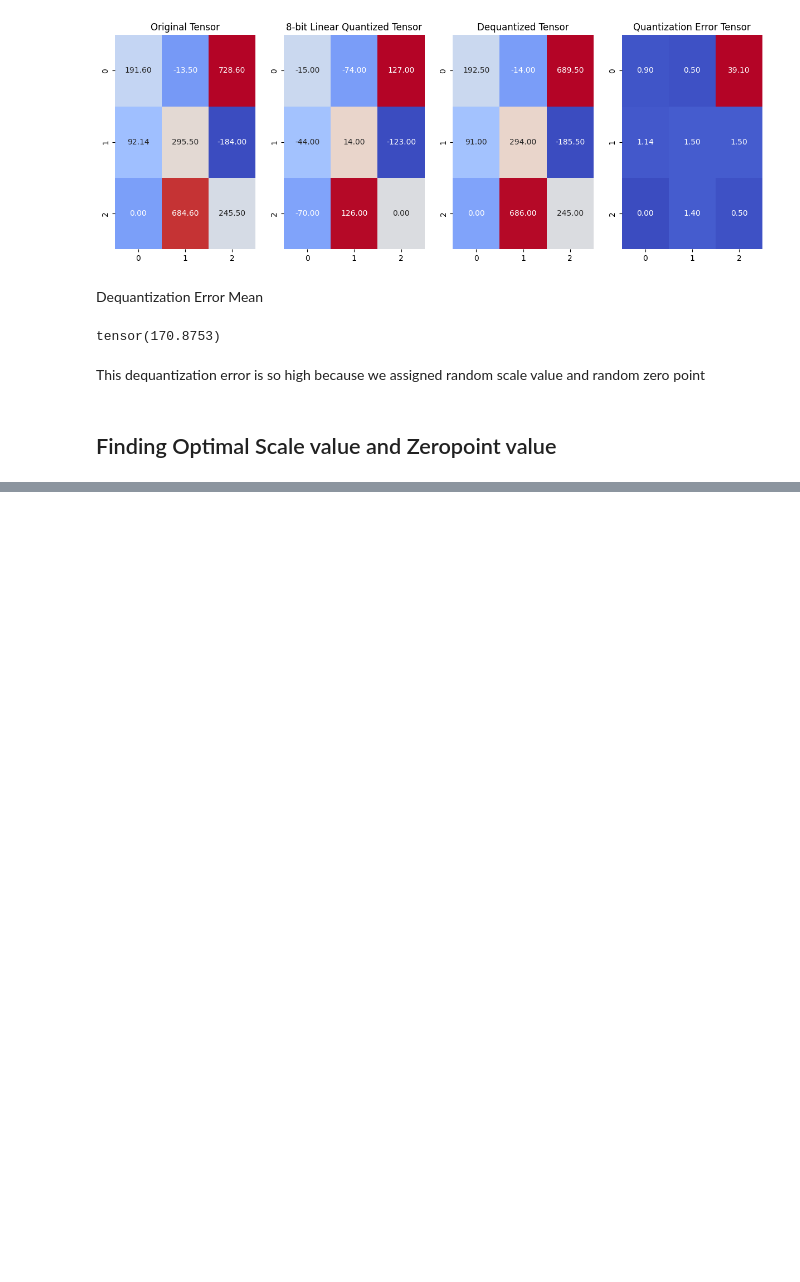
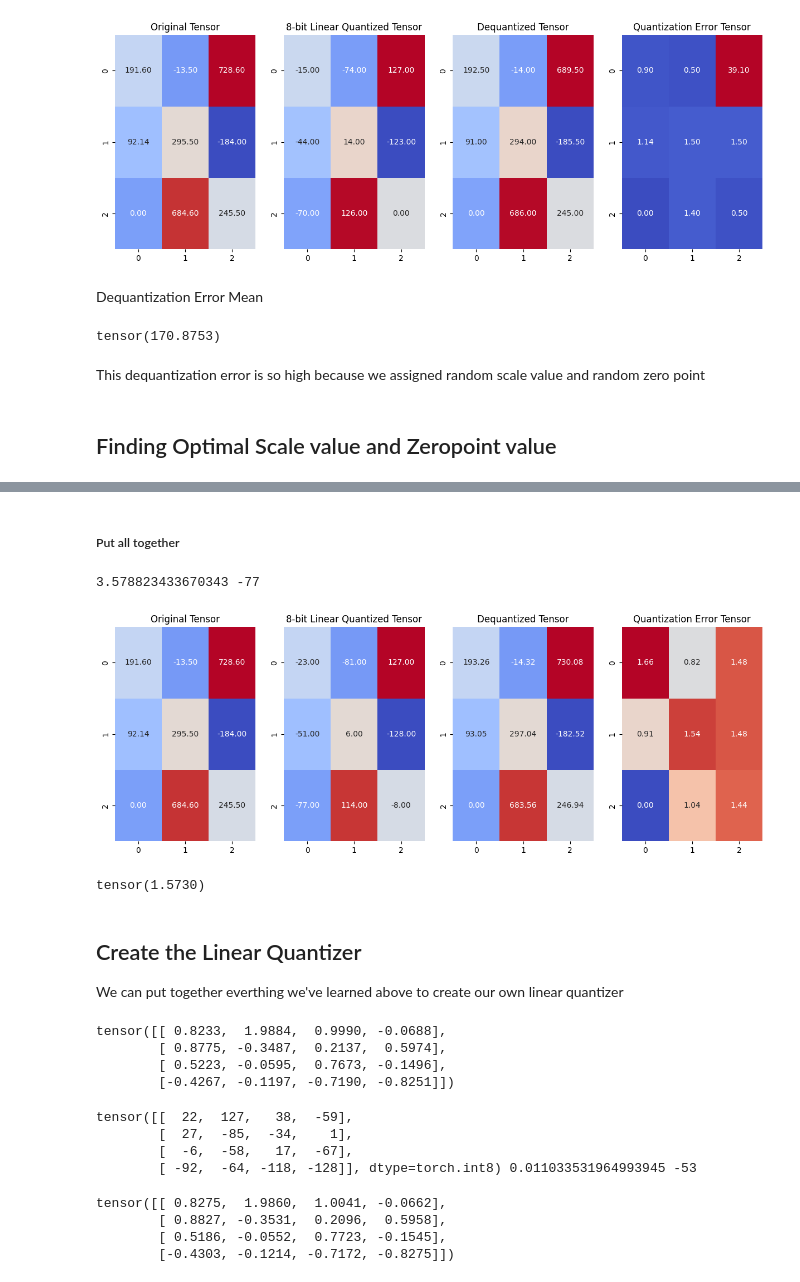
Before and after one commit to tew9/model-quantization, a Jupyter notebook: linear_quantizer/quant.ipynb, the cells around one changed output, grey strips where cells are left out. Drawn from its saved outputs; the diff is of its cells as text; code cells hidden in the pictures; blank space fills up the shorter version.

Commit message:
2024-5-17 - linear quantizer function

```diff
--- a/linear_quantizer/quant.ipynb
+++ b/linear_quantizer/quant.ipynb
@@ -98,0 +137,44 @@ This dequantization error is so high because we assigned random scale value and
+# %% [markdown]
+##### Put all together
+# %%
+def get_q_scale_and_zeropoint(tensor, dtype=torch.int8):
+    q_min = torch.iinfo(dtype).min
+    q_max = torch.iinfo(dtype).max
+    r_min = tensor.min().item()
+    r_max = tensor.max().item()
+
+    # get the scale
+    scale = (r_max - r_min) / (q_max - q_min)
+    # get the zero point
+    zero_point = q_min - (r_min / scale)
+
+    #handle zero point overflow
+    if zero_point < q_min:
+        zero_point = q_min
+    elif zero_point > q_max:
+        zero_point = q_max
+    else:
+        zero_point = int(round(zero_point))
+    return scale, zero_point
+# %%
+new_scale, new_zero_point = get_q_scale_and_zeropoint(original_tensor)
+print(new_scale, new_zero_point)
+# %% [output]
+3.578823433670343 -77
+# %%
+new_quantized_tensor = linear_q_with_scale_and_zeropoint(original_tensor, new_scale, new_zero_point)
+# %%
+new_dequantized_tensor = linear_dequantizer(quantized_tensor, new_scale, new_zero_point)
+
+new_error_tensor = calculate_dequantization_error(original_tensor, new_dequantized_tensor)
+# %%
+plot_tensors(original_tensor, new_quantized_tensor, new_dequantized_tensor, new_error_tensor)
+# %% [output]
+[figure, added]
+# %%
+print(new_error_tensor.square().mean())
+# %% [output]
+tensor(1.5730)
+# %% [markdown]
+## Create the Linear Quantizer
+We can put together everthing we've learned above to create our own linear quantizer
@@ -98,0 +188,25 @@ This dequantization error is so high because we assigned random scale value and
+# %%
+# test the linear_quantizer function
+random_tensor = torch.randn(4, 4)
+random_tensor
+# %% [output]
+tensor([[ 0.8233,  1.9884,  0.9990, -0.0688],
+        [ 0.8775, -0.3487,  0.2137,  0.5974],
+        [ 0.5223, -0.0595,  0.7673, -0.1496],
+        [-0.4267, -0.1197, -0.7190, -0.8251]])
+# %%
+q_tensor, scale, zero_point = linear_quantizer(random_tensor)
+print(q_tensor, scale, zero_point)
+# %% [output]
+tensor([[  22,  127,   38,  -59],
+        [  27,  -85,  -34,    1],
+        [  -6,  -58,   17,  -67],
+        [ -92,  -64, -118, -128]], dtype=torch.int8) 0.011033531964993945 -53
+# %%
+d_tensors = linear_dequantizer(q_tensor, scale, zero_point)
+print(d_tensors)
+# %% [output]
+tensor([[ 0.8275,  1.9860,  1.0041, -0.0662],
+        [ 0.8827, -0.3531,  0.2096,  0.5958],
+        [ 0.5186, -0.0552,  0.7723, -0.1545],
+        [-0.4303, -0.1214, -0.7172, -0.8275]])
```
Also changed, not shown: parts of 10 cells of this notebook.
